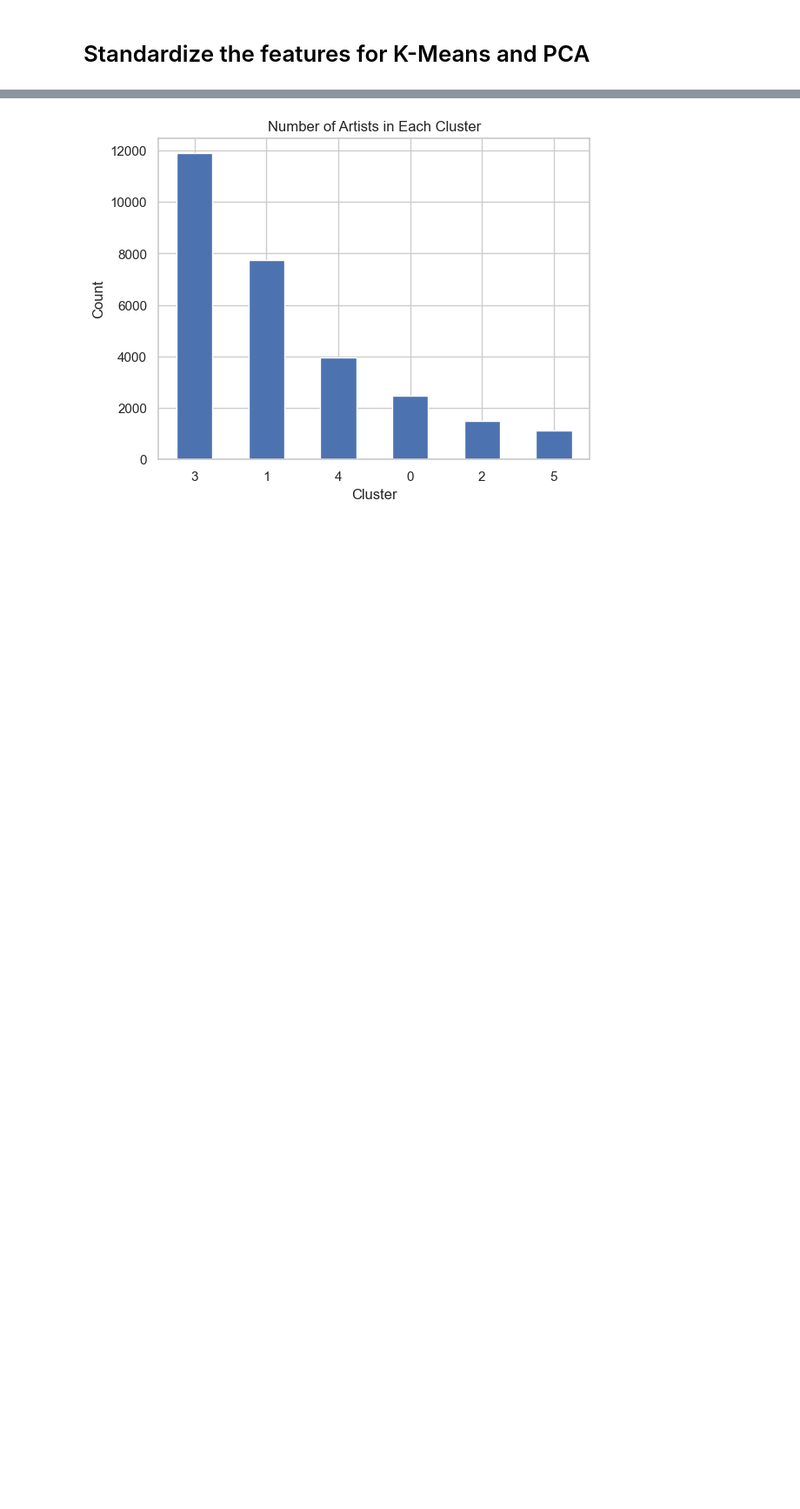
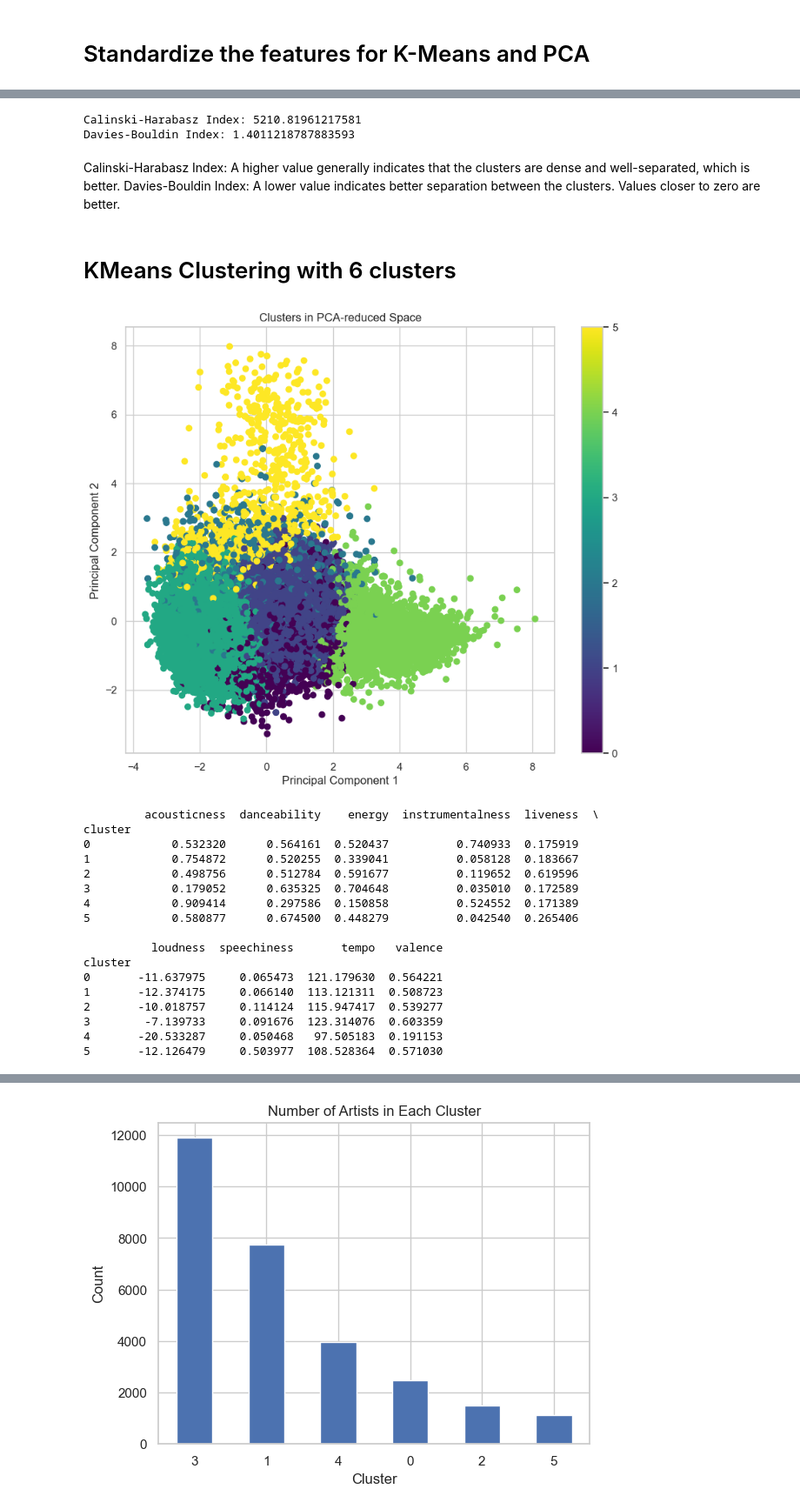
Before and after one commit to MaidenTaief/MUSIC-REC, a Jupyter notebook: Cluster/data_by_artists.ipynb, the cells around one changed output, grey strips where cells are left out. Shown at 87% size. Saved outputs shown, nothing was run; the diff lists cells and outputs as text; code cells hidden in the pictures; blank space fills up the shorter version.

```diff
--- a/Cluster/data_by_artists.ipynb
+++ b/Cluster/data_by_artists.ipynb
@@ -182,8 +329,65 @@ The optimal number of clusters is: 6
+# %%
+from sklearn.metrics import calinski_harabasz_score, davies_bouldin_score
+
+# Assuming you have the PCA-reduced data X_pca and cluster labels cluster_labels
+
+# Calculate Calinski-Harabasz Index
+calinski_harabasz = calinski_harabasz_score(X_pca, cluster_labels)
+print(f'Calinski-Harabasz Index: {calinski_harabasz}')
+
+# Calculate Davies-Bouldin Index
+davies_bouldin = davies_bouldin_score(X_pca, cluster_labels)
+print(f'Davies-Bouldin Index: {davies_bouldin}')
+# %% [output]
+Calinski-Harabasz Index: 5210.81961217581
+Davies-Bouldin Index: 1.4011218787883593
+# %% [markdown]
+Calinski-Harabasz Index: A higher value generally indicates that the clusters are dense and well-separated, which is better.
+Davies-Bouldin Index: A lower value indicates better separation between the clusters. Values closer to zero are better.
+# %% [markdown]
+# KMeans Clustering with 6 clusters
 # %%
-# KMeans Clustering with 6 clusters
+from sklearn.cluster import KMeans
+import pandas as pd
+import matplotlib.pyplot as plt
 
-kmeans_optimal = KMeans(n_clusters=6, random_state=10)
-optimal_cluster_labels = kmeans_optimal.fit_predict(X_pca)
+# Choose the optimal number of clusters from silhouette analysis
+optimal_num_clusters = 6
 
-# Add the cluster labels to your original DataFrame for further analysis
-data_by_artist['cluster'] = optimal_cluster_labels
+# Perform KMeans clustering
+kmeans = KMeans(n_clusters=optimal_num_clusters, random_state=10)
+cluster_labels = kmeans.fit_predict(X_pca)
+
+# Visualize the clusters
+plt.figure(figsize=(10, 8))
+plt.scatter(X_pca[:, 0], X_pca[:, 1], c=cluster_labels, cmap='viridis', marker='o')
+plt.title('Clusters in PCA-reduced Space')
+plt.xlabel('Principal Component 1')
+plt.ylabel('Principal Component 2')
+plt.colorbar()
+plt.show()
+
+# Profile the clusters
+
+data_by_artist['cluster'] = cluster_labels  # add the cluster labels to your original dataset
+cluster_profile = data_by_artist.groupby('cluster')[features].mean()  # calculate the mean of each feature for each cluster
+print(cluster_profile)
+# %% [output]
+[figure, added]
+         acousticness  danceability    energy  instrumentalness  liveness  \
+cluster
+0            0.532320      0.564161  0.520437          0.740933  0.175919
+1            0.754872      0.520255  0.339041          0.058128  0.183667
+2            0.498756      0.512784  0.591677          0.119652  0.619596
+3            0.179052      0.635325  0.704648          0.035010  0.172589
+4            0.909414      0.297586  0.150858          0.524552  0.171389
+5            0.580877      0.674500  0.448279          0.042540  0.265406
+
+          loudness  speechiness       tempo   valence
+cluster
+0       -11.637975     0.065473  121.179630  0.564221
+1       -12.374175     0.066140  113.121311  0.508723
+2       -10.018757     0.114124  115.947417  0.539277
+3        -7.139733     0.091676  123.314076  0.603359
+4       -20.533287     0.050468   97.505183  0.191153
+5       -12.126479     0.503977  108.528364  0.571030
```
Also changed, not shown: parts of 22 cells of this notebook.
